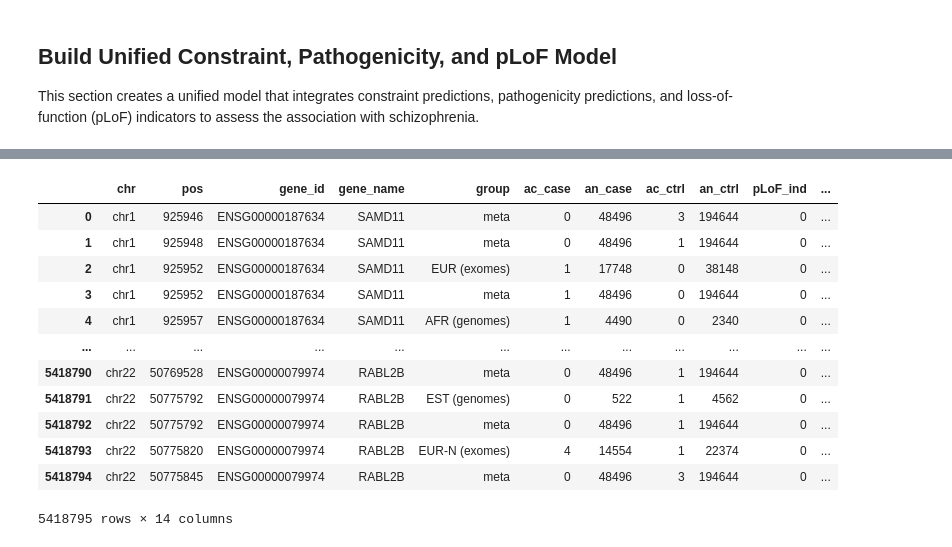
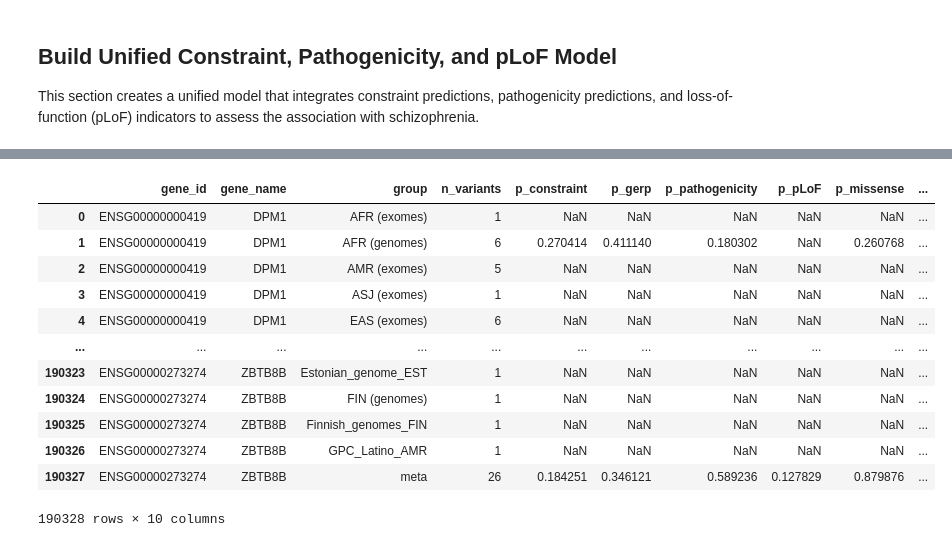
Before and after one commit to healthcare-medicine-ai/wgs-constraint-llm, a Jupyter notebook: Schizophrenia Analysis.ipynb, the cells around one changed output, grey strips where cells are left out. Cells and saved outputs as stored; diff of their text form; code cells hidden in the pictures.

```diff
--- a/Schizophrenia Analysis.ipynb
+++ b/Schizophrenia Analysis.ipynb
@@ -264,16 +470,66 @@ constraint_pathogenicity_pLoF_df = pd.read_csv(results_path + f'constraint_am_sc
 # %%
-constraint_pathogenicity_pLoF_df
+from statsmodels.regression.linear_model import WLS
+from statsmodels.tools.tools import add_constant
+
+# Group data by gene
+grouped_gene_data = input_df.groupby(['gene_id', 'gene_name', 'group'])
+
+# Initialize lists to store results
+meta_model_results = []
+
+# Loop over each gene group and build a meta-regression model
+for gene_key, gene_data in tqdm(grouped_gene_data, desc="Processing genes", unit="gene"):
+    gene_id, gene_name, group = gene_key
+
+    if gene_data[['log_constraint', 'GERP_RS', 'log_pathogenicity', 'pLoF_ind', 'missense_ind', 'effect_size', 'var_effect_size']].isnull().any().any():
+        continue
+
+    # Meta-regression model for the gene
+    X = add_constant(gene_data[['log_constraint', 'GERP_RS', 'log_pathogenicity', 'pLoF_ind', 'missense_ind']])
+    y = gene_data['effect_size']
+    weights = 1 / gene_data['var_effect_size']
+
+    try:
+        model = WLS(y, X, weights=weights, missing='drop').fit()
+
+        # Append relevant results to the meta_model_results list
+        meta_model_results.append({
+            'gene_id': gene_id,
+            'gene_name': gene_name,
+            'group': group,
+            'n_variants': len(gene_data),
+            'p_constraint': model.pvalues['log_constraint'],
+            'p_gerp': model.pvalues['GERP_RS'],
+            'p_pathogenicity': model.pvalues['log_pathogenicity'],
+            'p_pLoF': model.pvalues['pLoF_ind'],
+            'p_missense': model.pvalues['missense_ind'],
+    #         'p_const': model.pvalues['const'],
+            'p_unified': model.f_pvalue
+        })
+
+    except Exception as e:
+#         print(f"Error processing {gene_key}: {str(e)}")
+        pass
+
+# Create a DataFrame from the results
+unified_model_df = pd.DataFrame(meta_model_results)
+
+# Save the results to a compressed CSV file
+unified_model_df.to_csv(results_path + "schizophrenia_variants_unified_gerp_model_pvalues.tsv", index=False, sep='\t')
+
+# Display the contents of the DataFrame
+unified_model_df
 # %% [output]
-|  | chr | pos | gene_id | gene_name | group | ac_case | an_case | ac_ctrl | an_ctrl | pLoF_ind | ... |
-| 0 | chr1 | 925946 | ENSG00000187634 | SAMD11 | meta | 0 | 48496 | 3 | 194644 | 0 | ... |
-| 1 | chr1 | 925948 | ENSG00000187634 | SAMD11 | meta | 0 | 48496 | 1 | 194644 | 0 | ... |
-| 2 | chr1 | 925952 | ENSG00000187634 | SAMD11 | EUR (exomes) | 1 | 17748 | 0 | 38148 | 0 | ... |
-| 3 | chr1 | 925952 | ENSG00000187634 | SAMD11 | meta | 1 | 48496 | 0 | 194644 | 0 | ... |
-| 4 | chr1 | 925957 | ENSG00000187634 | SAMD11 | AFR (genomes) | 1 | 4490 | 0 | 2340 | 0 | ... |
-| ... | ... | ... | ... | ... | ... | ... | ... | ... | ... | ... | ... |
-| 5418790 | chr22 | 50769528 | ENSG00000079974 | RABL2B | meta | 0 | 48496 | 1 | 194644 | 0 | ... |
-| 5418791 | chr22 | 50775792 | ENSG00000079974 | RABL2B | EST (genomes) | 0 | 522 | 1 | 4562 | 0 | ... |
-| 5418792 | chr22 | 50775792 | ENSG00000079974 | RABL2B | meta | 0 | 48496 | 1 | 194644 | 0 | ... |
-| 5418793 | chr22 | 50775820 | ENSG00000079974 | RABL2B | EUR-N (exomes) | 4 | 14554 | 1 | 22374 | 0 | ... |
-| 5418794 | chr22 | 50775845 | ENSG00000079974 | RABL2B | meta | 0 | 48496 | 3 | 194644 | 0 | ... |
+|  | gene_id | gene_name | group | n_variants | p_constraint | p_gerp | p_pathogenicity | p_pLoF | p_missense | ... |
+| 0 | ENSG00000000419 | DPM1 | AFR (exomes) | 1 | NaN | NaN | NaN | NaN | NaN | ... |
+| 1 | ENSG00000000419 | DPM1 | AFR (genomes) | 6 | 0.270414 | 0.411140 | 0.180302 | NaN | 0.260768 | ... |
+| 2 | ENSG00000000419 | DPM1 | AMR (exomes) | 5 | NaN | NaN | NaN | NaN | NaN | ... |
+| 3 | ENSG00000000419 | DPM1 | ASJ (exomes) | 1 | NaN | NaN | NaN | NaN | NaN | ... |
+| 4 | ENSG00000000419 | DPM1 | EAS (exomes) | 6 | NaN | NaN | NaN | NaN | NaN | ... |
+| ... | ... | ... | ... | ... | ... | ... | ... | ... | ... | ... |
+| 190323 | ENSG00000273274 | ZBTB8B | Estonian_genome_EST | 1 | NaN | NaN | NaN | NaN | NaN | ... |
+| 190324 | ENSG00000273274 | ZBTB8B | FIN (genomes) | 1 | NaN | NaN | NaN | NaN | NaN | ... |
+| 190325 | ENSG00000273274 | ZBTB8B | Finnish_genomes_FIN | 1 | NaN | NaN | NaN | NaN | NaN | ... |
+| 190326 | ENSG00000273274 | ZBTB8B | GPC_Latino_AMR | 1 | NaN | NaN | NaN | NaN | NaN | ... |
+| 190327 | ENSG00000273274 | ZBTB8B | meta | 26 | 0.184251 | 0.346121 | 0.589236 | 0.127829 | 0.879876 | ... |
-5418795 rows × 14 columns
+190328 rows × 10 columns
```
Also changed, not shown: parts of 20 cells of this notebook, 25 other files.
